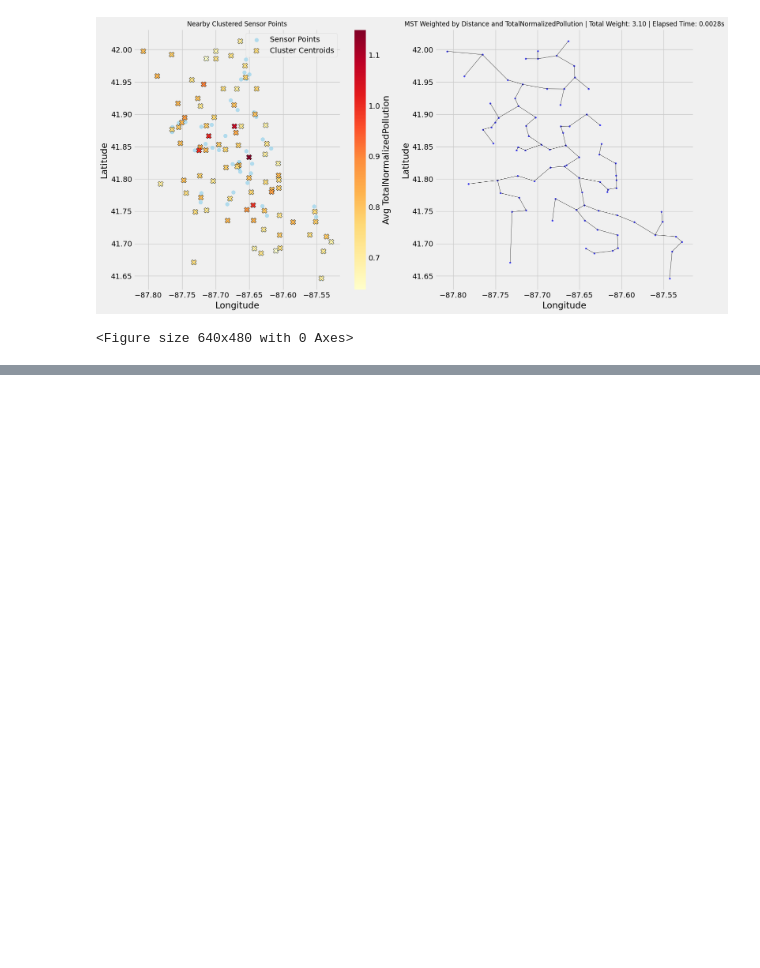
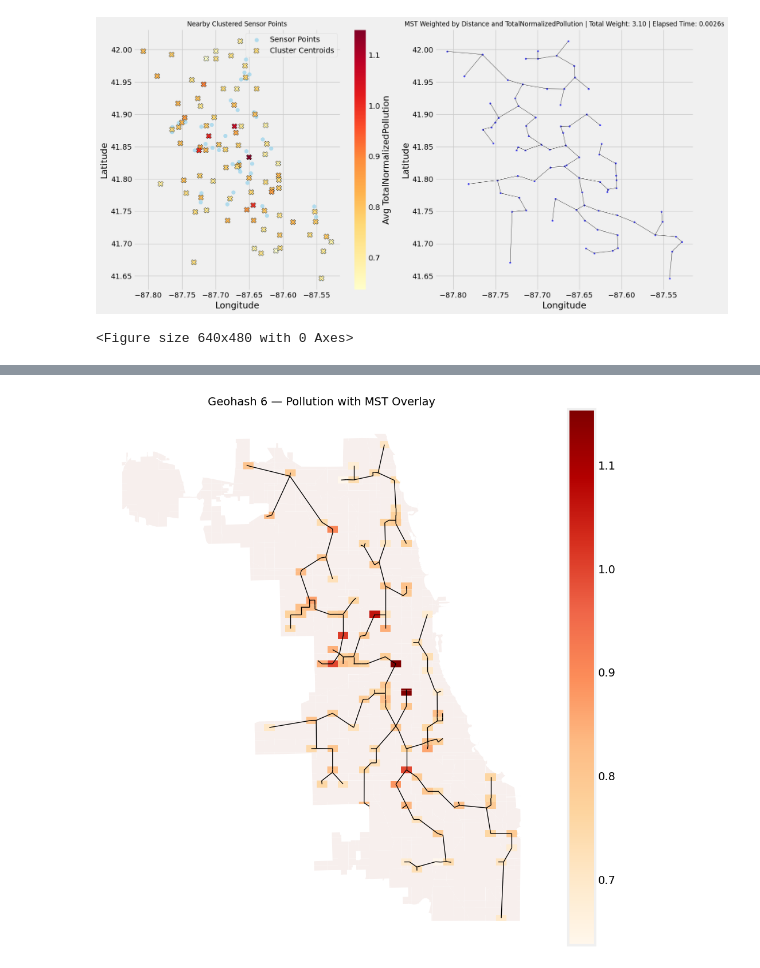
Before and after one commit to Dr-Isam-ALJAWARNEH/fds-project-geodevelopers, a Jupyter notebook: Minimum_Spanning_Tree_for_Optimizing_Pollution_Monitoring_Networks.ipynb, the cells around one changed output, grey strips where cells are left out. Saved outputs shown, nothing was run; the diff lists cells and outputs as text; code cells hidden in the pictures; blank space fills up the shorter version.

```diff
--- a/Minimum_Spanning_Tree_for_Optimizing_Pollution_Monitoring_Networks.ipynb
+++ b/Minimum_Spanning_Tree_for_Optimizing_Pollution_Monitoring_Networks.ipynb
@@ -767,0 +948,81 @@ See the caveats in the documentation: https://pandas.pydata.org/pandas-docs/stab
+# %%
+"""
+This script visualizes pollution across Chicago using geohash grids (precision 6) and overlays a Minimum Spanning Tree (MST)
+to show the most efficient spatial connection between polluted areas.
+
+Purpose:
+- To identify how polluted geohash regions are spatially distributed.
+- To compute the shortest path that connects these regions using geographic distances.
+- Useful for planning efficient sensor traversal, maintenance routing, or pollution hotspot linking.
+
+Workflow:
+1. Load the official Chicago city boundary from a public GeoJSON source.
+2. Generate a geohash grid covering the city at precision level 6.
+3. Clip the geohash grid to fit exactly within the city boundary.
+4. Assign geohash codes to sensor data and calculate average pollution per geohash.
+5. Identify centroids of polluted geohash cells (non-null pollution values).
+6. Compute a pairwise distance matrix and construct the Minimum Spanning Tree (MST).
+7. Visualize:
+   - Light gray grid = complete geohash coverage.
+   - Red-colored cells = areas with recorded pollution data (higher = darker).
+   - Black lines = MST connecting polluted regions.
+
+Result:
+A combined spatial and network view of pollution spread and optimal interconnection across the city.
+"""
+
+# Step 1: Load Chicago boundary
+boundary_url = "https://data.cityofchicago.org/api/geospatial/igwz-8jzy?method=export&format=GeoJSON"
+chicago_boundary = gpd.read_file(boundary_url).to_crs("EPSG:4326")
+# Step 2: Define bounds
+bounds = chicago_boundary.total_bounds
+lat_min, lon_min, lat_max, lon_max = bounds[1], bounds[0], bounds[3], bounds[2]
+# Step 3: Generate geohash grid
+def generate_geohash_grid(lat_min, lat_max, lon_min, lon_max, precision):
+   step = 0.002 if precision == 6 else 0.01
+   geohash_set = set()
+   lats = np.arange(lat_min, lat_max, step)
+   lons = np.arange(lon_min, lon_max, step)
+   for lat in lats:
+       for lon in lons:
+           geohash_set.add(gh.encode(lat, lon, precision=precision))
+   polygons = []
+   for code in geohash_set:
+       lat, lon, lat_err, lon_err = gh.decode_exactly(code)
+       lat0, lat1 = lat - lat_err, lat + lat_err
+       lon0, lon1 = lon - lon_err, lon + lon_err
+       poly = Polygon([(lon0, lat0), (lon0, lat1), (lon1, lat1), (lon1, lat0)])
+       polygons.append({'geohash': code, 'geometry': poly})
+   return gpd.GeoDataFrame(polygons, crs="EPSG:4326")
+# Step 4: Create and clip grid
+geo6 = generate_geohash_grid(lat_min, lat_max, lon_min, lon_max, precision=6)
+geo6_clipped = gpd.overlay(geo6, chicago_boundary, how='intersection')
+# Step 5: Assign geohashes to data and calculate mean pollution
+Chicago_df['geohash'] = Chicago_df.apply(lambda row: gh.encode(row['Latitude'], row['Longitude'], precision=6), axis=1)
+pollution_agg = Chicago_df.groupby('geohash')[Analyzing_Pollution_Column].mean().reset_index()
+pollution_gdf = geo6_clipped.merge(pollution_agg, on='geohash', how='left')
+# Step 6: Compute centroids of pollution geohashes
+polluted_cells = pollution_gdf.dropna(subset=[Analyzing_Pollution_Column]).copy()
+polluted_cells['centroid'] = polluted_cells.geometry.centroid
+centroids = np.array([[pt.x, pt.y] for pt in polluted_cells['centroid']])
+# Step 7: Build MST
+dist_matrix = distance_matrix(centroids, centroids)
+mst_sparse = minimum_spanning_tree(dist_matrix)
+mst_coo = mst_sparse.tocoo()
+# Step 8: Plot map with MST
+fig, ax = plt.subplots(figsize=(10, 10), facecolor='none')
+ax.set_facecolor('none')
+# Plot all in gray
+geo6_clipped.plot(ax=ax, color='#F7EFED', linewidth=0)
+# Plot pollution-colored cells
+polluted_cells.plot(ax=ax, column=Analyzing_Pollution_Column, cmap='OrRd', linewidth=0, legend=True)
+# Plot MST lines
+for i, j, w in zip(mst_coo.row, mst_coo.col, mst_coo.data):
+   x0, y0 = centroids[i]
+   x1, y1 = centroids[j]
+   ax.plot([x0, x1], [y0, y1], color='black', linewidth=1)
+ax.set_title("Geohash 6 — Pollution with MST Overlay", fontsize=14)
+ax.set_axis_off()
+plt.tight_layout()
+plt.show()
+# %% [output]
@@ -767,0 +1036 @@ See the caveats in the documentation: https://pandas.pydata.org/pandas-docs/stab
+[figure, added]
```
Also changed, not shown: parts of 92 cells of this notebook.
